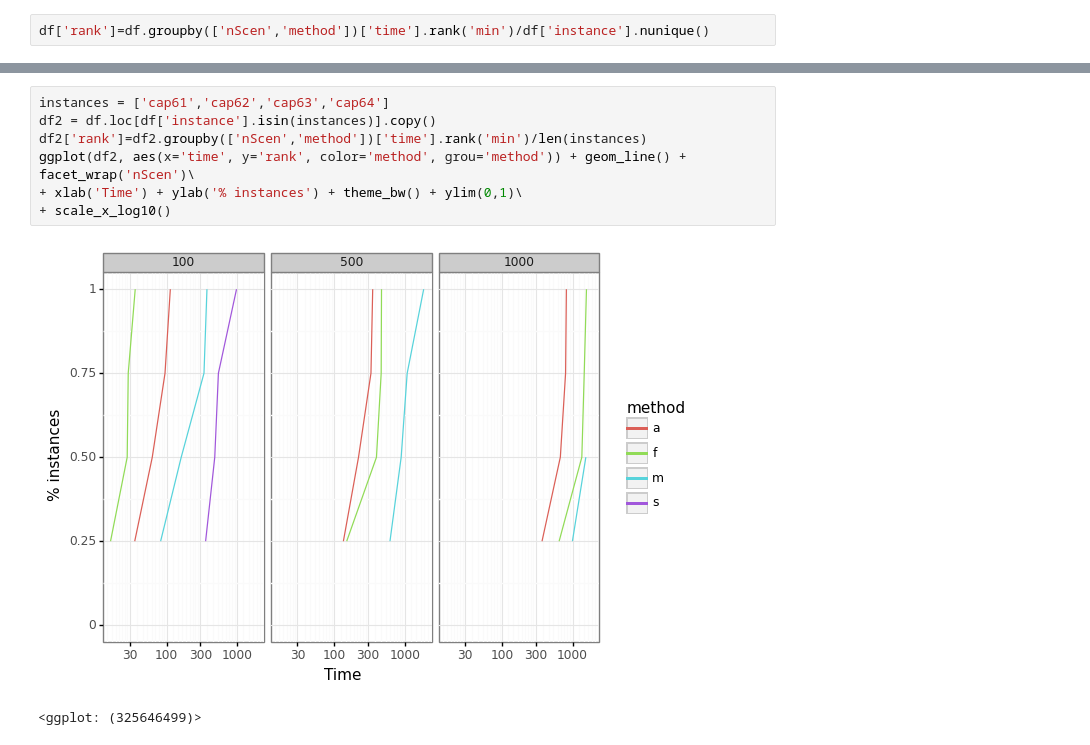
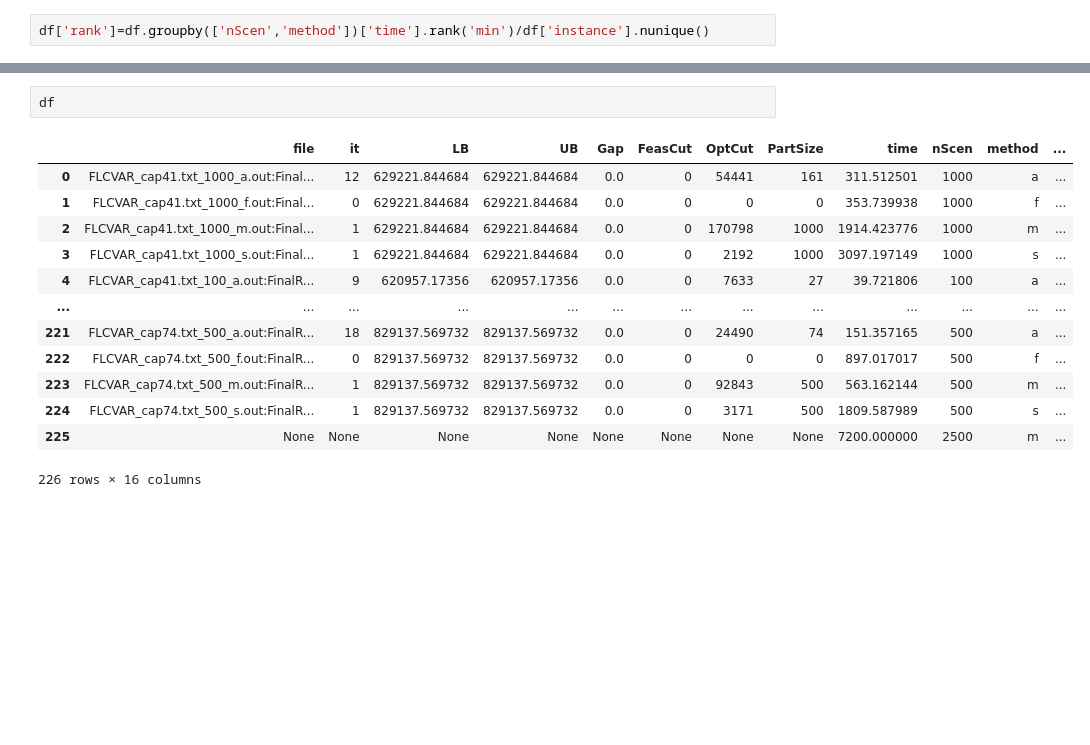
Before and after one commit to borelian/AdaptiveBenders, a Jupyter notebook: Analisis_Output_BendersPy_FLcvar.ipynb, the cells around one changed output, grey strips where cells are left out. Cells and saved outputs as stored; diff of their text form; blank space fills up the shorter version.

```diff
--- a/Analisis_Output_BendersPy_FLcvar.ipynb
+++ b/Analisis_Output_BendersPy_FLcvar.ipynb
@@ -75,13 +110,19 @@ ggplot(df, aes(x='time', y='rank', color='method', grou='method')) + geom_line()
-# %%
-instances = ['cap61','cap62','cap63','cap64']
-df2 = df.loc[df['instance'].isin(instances)].copy()
-df2['rank']=df2.groupby(['nScen','method'])['time'].rank('min')/len(instances)
-ggplot(df2, aes(x='time', y='rank', color='method', grou='method')) + geom_line() + facet_wrap('nScen')\
-+ xlab('Time') + ylab('% instances') + theme_bw() + ylim(0,1)\
-+ scale_x_log10()
-# %% [output]
-[figure, removed]
-<ggplot: (325646499)>
+# %%
+df
+# %% [output]
+|  | file | it | LB | UB | Gap | FeasCut | OptCut | PartSize | time | nScen | method | ... |
+| 0 | FLCVAR_cap41.txt_1000_a.out:Final... | 12 | 629221.844684 | 629221.844684 | 0.0 | 0 | 54441 | 161 | 311.512501 | 1000 | a | ... |
+| 1 | FLCVAR_cap41.txt_1000_f.out:Final... | 0 | 629221.844684 | 629221.844684 | 0.0 | 0 | 0 | 0 | 353.739938 | 1000 | f | ... |
+| 2 | FLCVAR_cap41.txt_1000_m.out:Final... | 1 | 629221.844684 | 629221.844684 | 0.0 | 0 | 170798 | 1000 | 1914.423776 | 1000 | m | ... |
+| 3 | FLCVAR_cap41.txt_1000_s.out:Final... | 1 | 629221.844684 | 629221.844684 | 0.0 | 0 | 2192 | 1000 | 3097.197149 | 1000 | s | ... |
+| 4 | FLCVAR_cap41.txt_100_a.out:FinalR... | 9 | 620957.17356 | 620957.17356 | 0.0 | 0 | 7633 | 27 | 39.721806 | 100 | a | ... |
+| ... | ... | ... | ... | ... | ... | ... | ... | ... | ... | ... | ... | ... |
+| 221 | FLCVAR_cap74.txt_500_a.out:FinalR... | 18 | 829137.569732 | 829137.569732 | 0.0 | 0 | 24490 | 74 | 151.357165 | 500 | a | ... |
+| 222 | FLCVAR_cap74.txt_500_f.out:FinalR... | 0 | 829137.569732 | 829137.569732 | 0.0 | 0 | 0 | 0 | 897.017017 | 500 | f | ... |
+| 223 | FLCVAR_cap74.txt_500_m.out:FinalR... | 1 | 829137.569732 | 829137.569732 | 0.0 | 0 | 92843 | 500 | 563.162144 | 500 | m | ... |
+| 224 | FLCVAR_cap74.txt_500_s.out:FinalR... | 1 | 829137.569732 | 829137.569732 | 0.0 | 0 | 3171 | 500 | 1809.587989 | 500 | s | ... |
+| 225 | None | None | None | None | None | None | None | None | 7200.000000 | 2500 | m | ... |
+226 rows × 16 columns
 # %%
 df.groupby(['instance','nScen'])['LB'].min()
 # %% [output]
```
Also changed, not shown: parts of 46 cells of this notebook, 1 other file.
